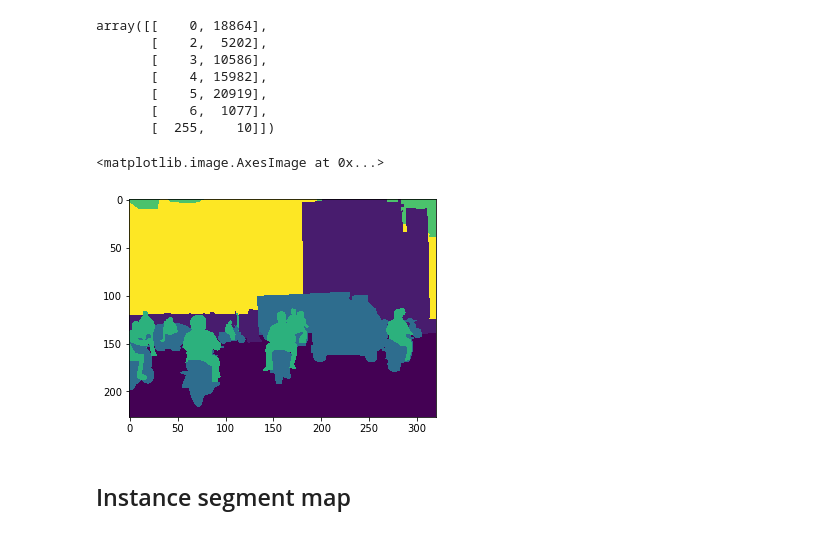
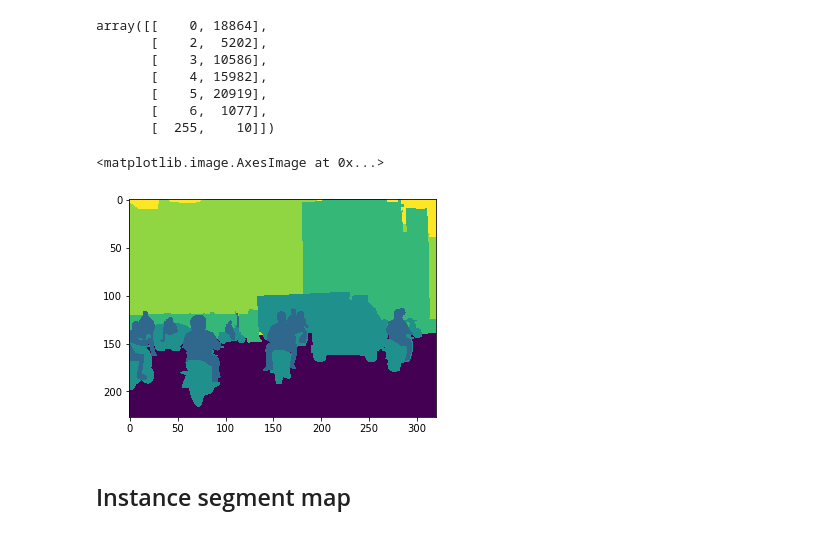
Before and after one commit to pbcpraveen/IDD-Challenge, a Jupyter notebook: Data visualisation.ipynb, the cells around one changed output. Drawn from its saved outputs; the diff is of its cells as text; code cells hidden in the pictures.

Commit message:
visualised-segment-maps

```diff
--- a/Data visualisation.ipynb
+++ b/Data visualisation.ipynb
@@ -57,15 +57,15 @@ array([[    0, 18864],
        [    6,  1077],
        [  255,    10]])
 # %%
-n = 250//(len(np.vstack((ii,y[ii])).T)-2)
+n = 200//(len(np.vstack((ii,y[ii])).T)-2)
 for i in range(len(smap)):
     for j in range(len(smap[0])):
         if smap[i][j]!=0 or smap[i][j]!=255:
             smap[i][j]*=n
 plt.imshow(smap)
 # %% [output]
 <matplotlib.image.AxesImage at 0x...>
-[figure, old version]
+[figure, new version]
 # %% [markdown]
 ## Instance segment map
 # %%
```
Also changed, not shown: parts of 1 cell of this notebook.
